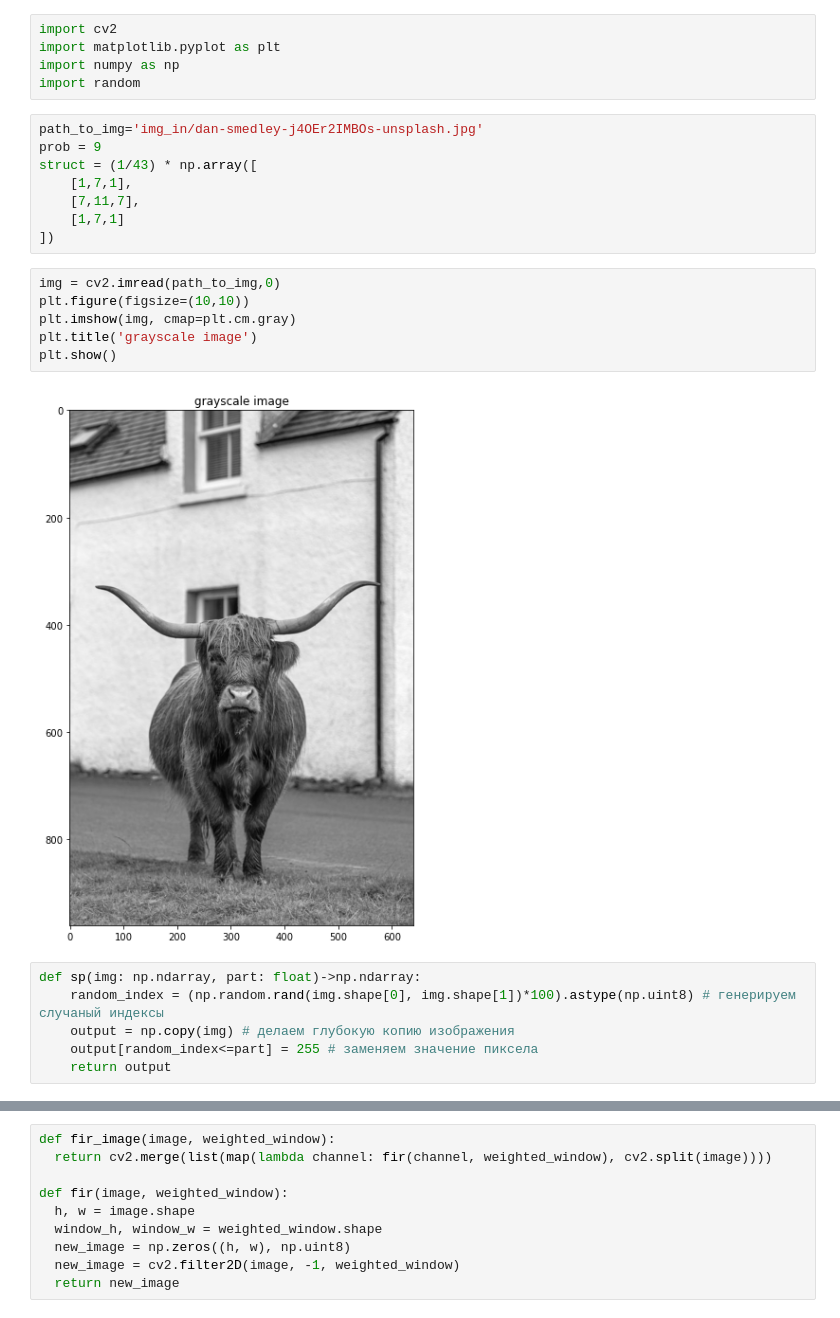
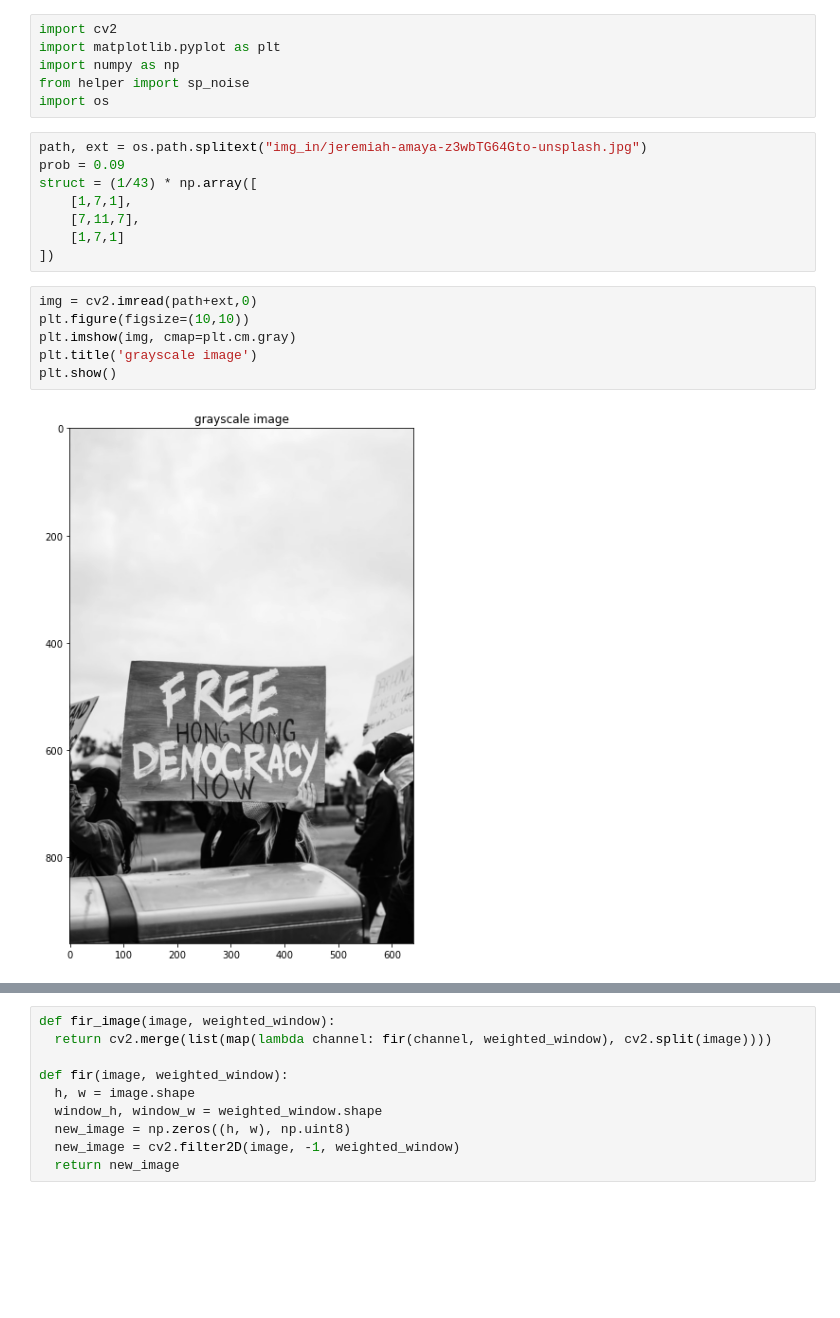
Before and after one commit to yaroslavtsepkov/image-analysis-processing, a Jupyter notebook: 05-fft-tsepkov-yaroslav.ipynb, the cells around one changed output, grey strips where cells are left out. Drawn from its saved outputs; the diff is of its cells as text; blank space fills up the shorter version.

```diff
--- a/05-fft-tsepkov-yaroslav.ipynb
+++ b/05-fft-tsepkov-yaroslav.ipynb
@@ -2,27 +2,22 @@
 import cv2
 import matplotlib.pyplot as plt
 import numpy as np
-import random
+from helper import sp_noise
+import os
 # %%
-path_to_img='img_in/dan-smedley-j4OEr2IMBOs-unsplash.jpg'
-prob = 9
+path, ext = os.path.splitext("img_in/jeremiah-amaya-z3wbTG64Gto-unsplash.jpg")
+prob = 0.09
 struct = (1/43) * np.array([
     [1,7,1],
     [7,11,7],
     [1,7,1]
 ])
 # %%
-img = cv2.imread(path_to_img,0)
+img = cv2.imread(path+ext,0)
 plt.figure(figsize=(10,10))
 plt.imshow(img, cmap=plt.cm.gray)
 plt.title('grayscale image')
 plt.show()
 # %% [output]
-[figure, old version]
+[figure, new version]
-# %%
-def sp(img: np.ndarray, part: float)->np.ndarray:
-    random_index = (np.random.rand(img.shape[0], img.shape[1])*100).astype(np.uint8) # генерируем случаный индексы
-    output = np.copy(img) # делаем глубокую копию изображения
-    output[random_index<=part] = 255 # заменяем значение пиксела
-    return output
 # %%
```
Also changed, not shown: parts of 4 cells of this notebook, 5 other files.
